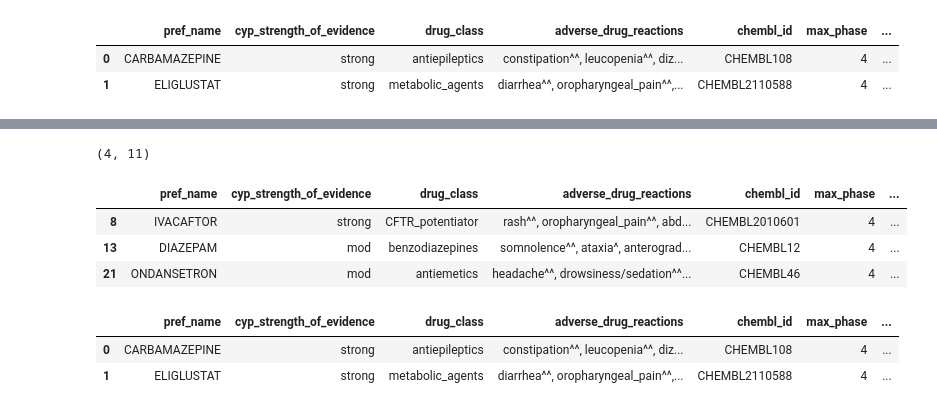
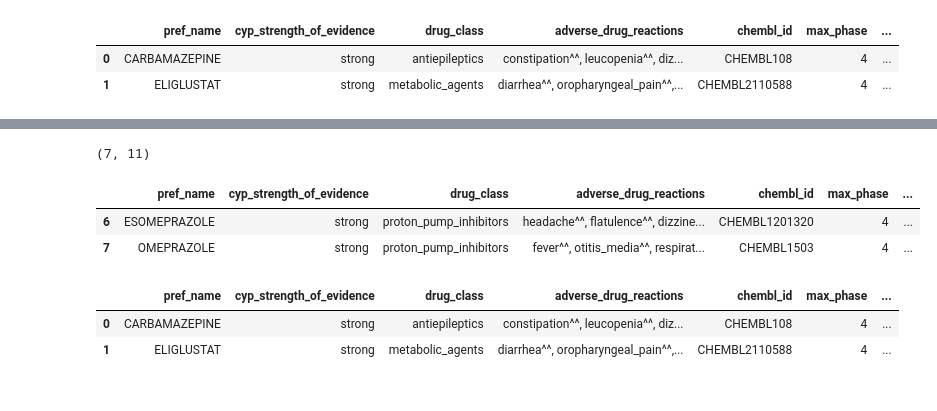
Before and after one commit to jhylin/Adverse_drug_reactions, a Jupyter notebook: 2_ADR_test.ipynb, the cells around one changed output, grey strips where cells are left out. Cells and saved outputs as stored; diff of their text form; code cells hidden in the pictures.

```diff
--- a/2_ADR_test.ipynb
+++ b/2_ADR_test.ipynb
@@ -258,14 +250,13 @@ array([ 8, 13, 21, 25])
 # %%
 test_set = test.tolist()
 df_test = df_p3a4.iloc[test_set]
 print(df_test.shape)
-df_test.head(3)
+df_test.head(2)
 # %% [output]
-(4, 11)
+(7, 11)
 |  | pref_name | cyp_strength_of_evidence | drug_class | adverse_drug_reactions | chembl_id | max_phase | ... |
-| 8 | IVACAFTOR | strong | CFTR_potentiator | rash^^, oropharyngeal_pain^^, abd... | CHEMBL2010601 | 4 | ... |
-| 13 | DIAZEPAM | mod | benzodiazepines | somnolence^^, ataxia^, anterograd... | CHEMBL12 | 4 | ... |
-| 21 | ONDANSETRON | mod | antiemetics | headache^^, drowsiness/sedation^^... | CHEMBL46 | 4 | ... |
+| 6 | ESOMEPRAZOLE | strong | proton_pump_inhibitors | headache^^, flatulence^^, dizzine... | CHEMBL1201320 | 4 | ... |
+| 7 | OMEPRAZOLE | strong | proton_pump_inhibitors | fever^^, otitis_media^^, respirat... | CHEMBL1503 | 4 | ... |
 # %%
 ## Using Butina clustering/splits to split data - to do this, it requires SMILES in order to generate fingerprints
 ## which will be used in X_train, X_test
```
Also changed, not shown: parts of 23 cells of this notebook.
